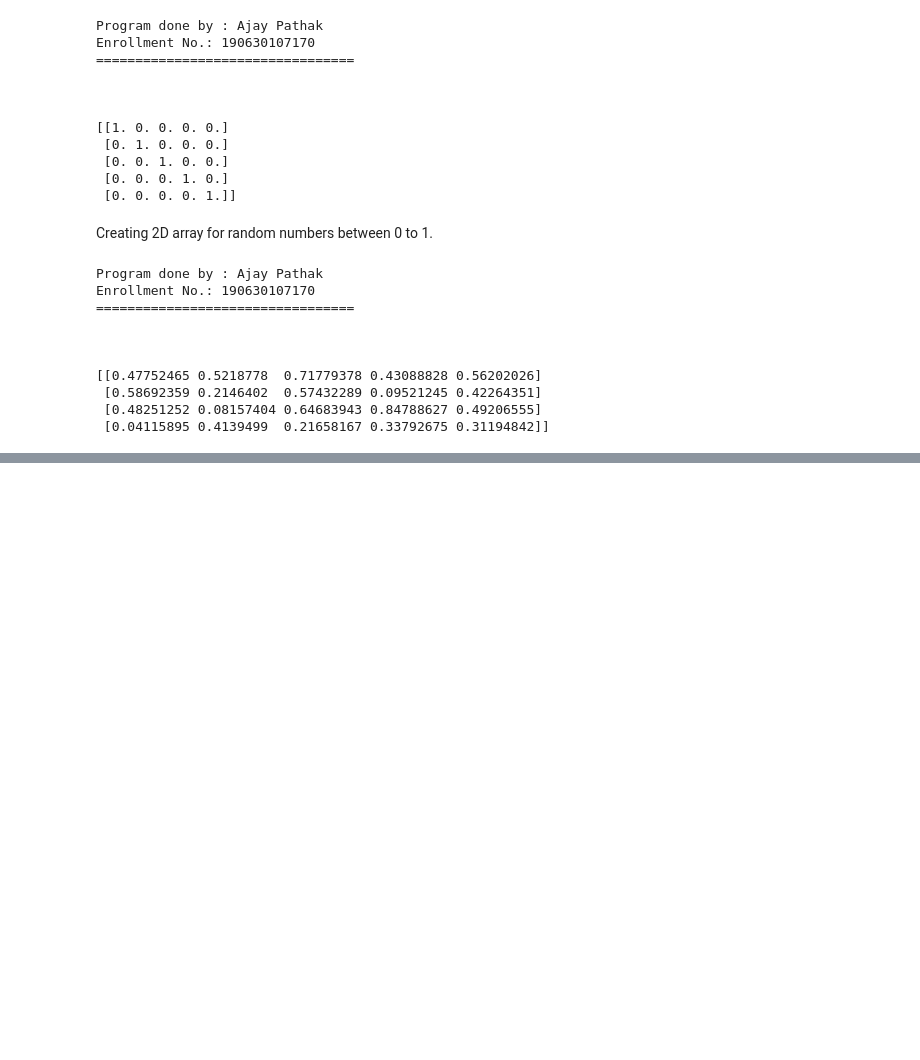
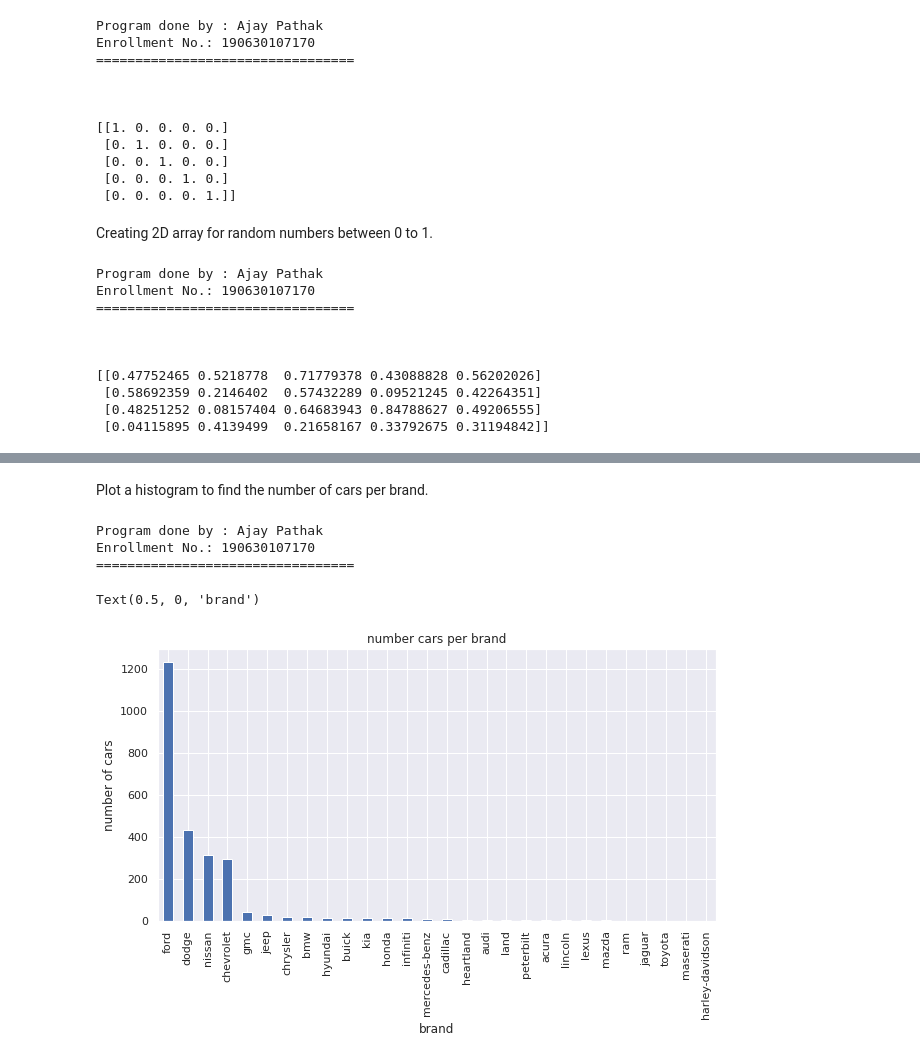
Before and after one commit to AJAY-22/Python_Practicals, a Jupyter notebook: LabManual.ipynb, the cells around one changed output, grey strips where cells are left out. Saved outputs shown, nothing was run; the diff lists cells and outputs as text; code cells hidden in the pictures; blank space fills up the shorter version.

```diff
--- a/LabManual.ipynb
+++ b/LabManual.ipynb
@@ -2369,0 +2652,8 @@ Enrollment No.: 190630107170
+# %%
+# --------------------------------------------
+print('Program done by : Ajay Pathak\n' +
+      'Enrollment No.: 190630107170\n' +
+      '=================================\n\n\n')
+
+car_data = car_data.drop(['lot', 'color'], axis=1)
+car_data.head()
@@ -2369,0 +2715,9 @@ Enrollment No.: 190630107170
+# %%
+# --------------------------------------------
+print('Program done by : Ajay Pathak\n' +
+      'Enrollment No.: 190630107170\n' +
+      '=================================\n\n\n')
+
+
+car_data = car_data.drop_duplicates()
+car_data.head(3)
@@ -2369,0 +2765,19 @@ Enrollment No.: 190630107170
+# %% [markdown]
+Plot a histogram to find the number of cars per brand.
+# %%
+# --------------------------------------------
+print('Program done by : Ajay Pathak\n' +
+      'Enrollment No.: 190630107170\n' +
+      '=================================\n\n\n')
+
+
+car_data.brand.value_counts().nlargest(40).plot(kind='bar', figsize=(10, 5))
+plt.title('number cars per brand')
+plt.ylabel('number of cars')
+plt.xlabel('brand')
+# %% [output]
+Program done by : Ajay Pathak
+Enrollment No.: 190630107170
+=================================
+Text(0.5, 0, 'brand')
+[figure, added]
```
Also changed, not shown: parts of 41 cells of this notebook.
